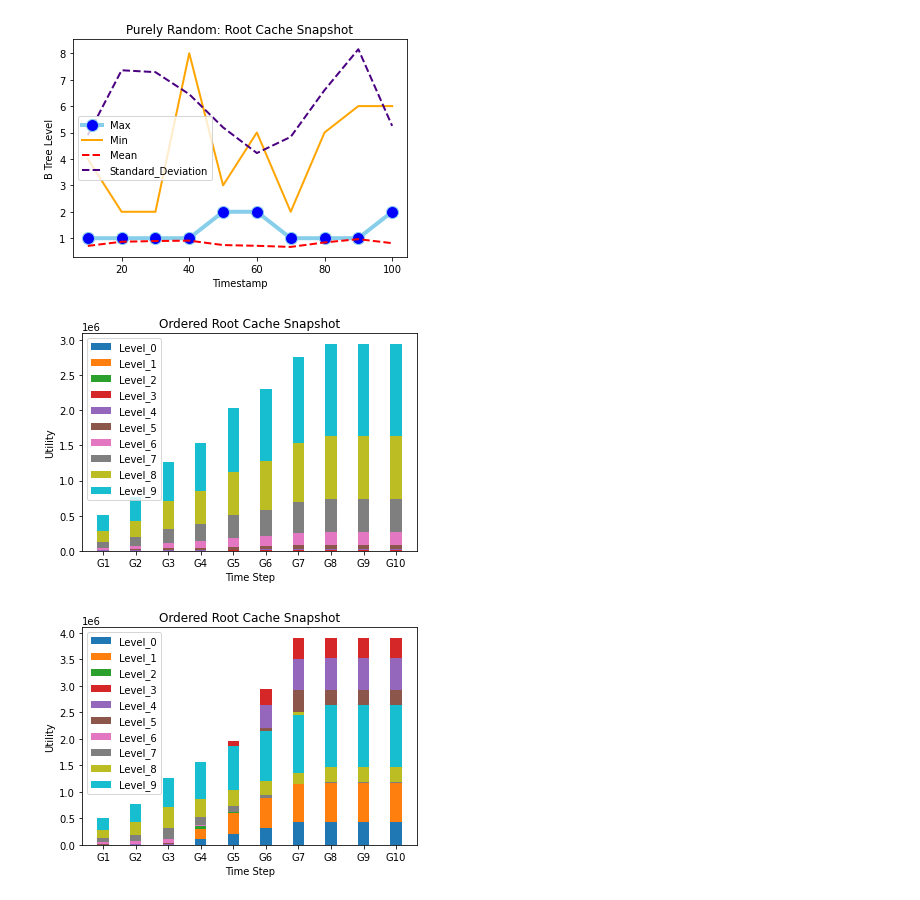
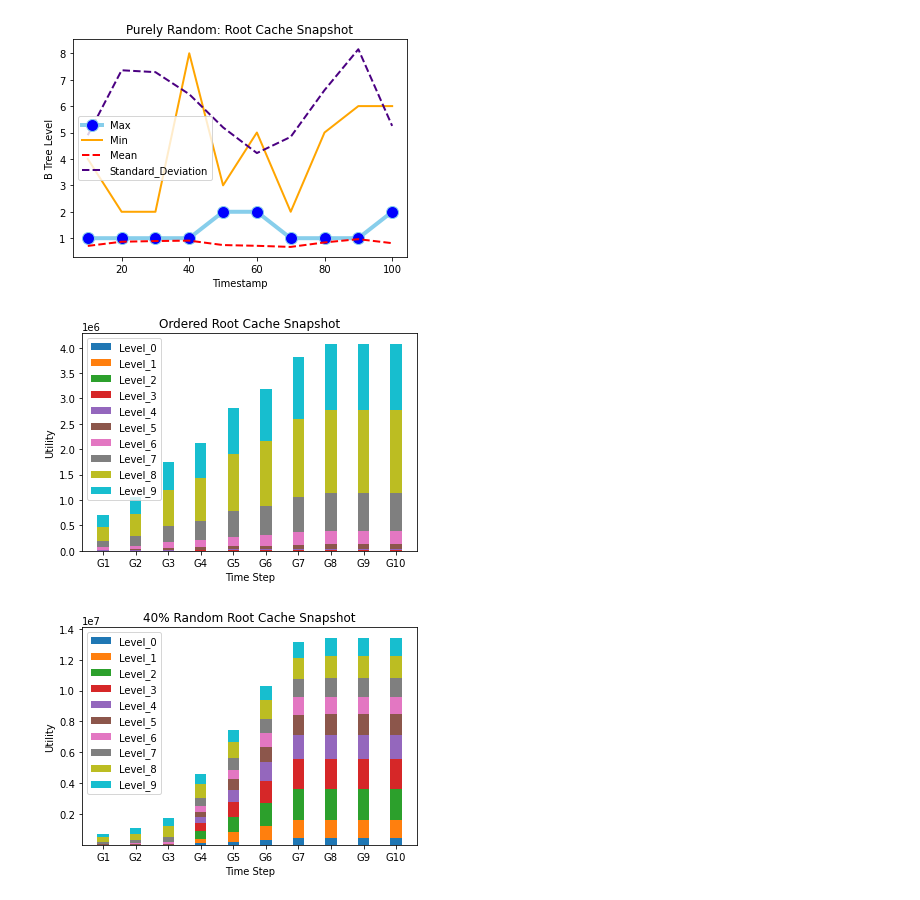
Before and after one commit to sfu-arch/Root-Cache--Software-Performance-Model, a Jupyter notebook: RootCache-PerformancePlots.ipynb, the cells around one changed output. Saved outputs shown, nothing was run; the diff lists cells and outputs as text; code cells hidden in the pictures.

Commit message:
plots

```diff
--- a/RootCache-PerformancePlots.ipynb
+++ b/RootCache-PerformancePlots.ipynb
@@ -256,16 +256,16 @@ import matplotlib.pyplot as plt
 
 
 labels = ['G1', 'G2', 'G3', 'G4', 'G5', 'G6', 'G7', 'G8', 'G9', 'G10']
-Level_0 = [64, 152, 216, 304, 368, 456, 520, 608, 672, 780]
-Level_1 = [112, 248, 360, 496, 608, 744, 856, 980, 980, 980]
-Level_2 = [352, 583, 959, 1190, 1566, 1773, 2149, 2320, 2320, 2320]
-Level_3 = [1350, 2075, 3425, 4150, 5500, 6225, 7500, 8000, 8000, 8000]
-Level_4 = [4620, 7035, 11550, 13965, 18480, 21000, 25200, 26880, 26880, 26880]
-Level_5 = [14960, 22780, 37400, 45220, 59840, 68000, 81600, 87040, 87040, 87040]
-Level_6 = [45760, 69680, 114400, 138320, 183040, 208000, 249600, 266240, 266240, 266240]
-Level_7 = [126720, 192960, 316800, 383040, 506880, 576000, 691200, 737280, 737280, 737280]
-Level_8 = [281600, 428800, 704000, 851200, 1126400, 1280000, 1536000, 1638400, 1638400, 1638400]
-Level_9 = [225280, 343040, 563200, 680960, 901120, 1024000, 1228800, 1310720, 1310720, 1310720]
+Level_0 = np.array([64, 152, 216, 304, 368, 456, 520, 608, 672, 780])
+Level_1 = np.array([112, 248, 360, 496, 608, 744, 856, 980, 980, 980])
+Level_2 = np.array([352, 583, 959, 1190, 1566, 1773, 2149, 2320, 2320, 2320])
+Level_3 = np.array([1350, 2075, 3425, 4150, 5500, 6225, 7500, 8000, 8000, 8000])
+Level_4 = np.array([4620, 7035, 11550, 13965, 18480, 21000, 25200, 26880, 26880, 26880])
+Level_5 = np.array([14960, 22780, 37400, 45220, 59840, 68000, 81600, 87040, 87040, 87040])
+Level_6 = np.array([45760, 69680, 114400, 138320, 183040, 208000, 249600, 266240, 266240, 266240])
+Level_7 = np.array([126720, 192960, 316800, 383040, 506880, 576000, 691200, 737280, 737280, 737280])
+Level_8 = np.array([281600, 428800, 704000, 851200, 1126400, 1280000, 1536000, 1638400, 1638400, 1638400])
+Level_9 = np.array([225280, 343040, 563200, 680960, 901120, 1024000, 1228800, 1310720, 1310720, 1310720])
 
 width = 0.35       # the width of the bars: can also be len(x) sequence
 
@@ -275,21 +275,21 @@ ax.bar(labels, Level_0, width, label='Level_0')
 ax.bar(labels, Level_1, width,
        label='Level_1', bottom=Level_0)
 ax.bar(labels, Level_2, width,
-       label='Level_2', bottom=Level_1)
+       label='Level_2', bottom=Level_1 + Level_0)
 ax.bar(labels, Level_3, width,
-       label='Level_3', bottom=Level_2)
+       label='Level_3', bottom=Level_1 + Level_0 + Level_2)
 ax.bar(labels, Level_4, width,
-       label='Level_4', bottom=Level_3)
+       label='Level_4', bottom=Level_1 + Level_0 + Level_2 + Level_3)
 ax.bar(labels, Level_5, width,
-       label='Level_5', bottom=Level_4)
+       label='Level_5', bottom=Level_1 + Level_0 + Level_2 + Level_3 + Level_4)
 ax.bar(labels, Level_6, width,
-       label='Level_6', bottom=Level_5)
+       label='Level_6', bottom=Level_1 + Level_0 + Level_2 + Level_3 + Level_4 + Level_5)
 ax.bar(labels, Level_7, width,
-       label='Level_7', bottom=Level_6)
+       label='Level_7', bottom=Level_1 + Level_0 + Level_2 + Level_3 + Level_4 + Level_5 + Level_6)
 ax.bar(labels, Level_8, width,
-       label='Level_8', bottom=Level_7)
+       label='Level_8', bottom=Level_1 + Level_0 + Level_2 + Level_3 + Level_4 + Level_5 + Level_6 + Level_7)
 ax.bar(labels, Level_9, width,
-       label='Level_9', bottom=Level_8)
+       label='Level_9', bottom=Level_1 + Level_0 + Level_2 + Level_3 + Level_4 + Level_5 + Level_6 + Level_7 + Level_8)
 
 ax.set_ylabel('Utility')
 ax.set_xlabel('Time Step')
@@ -298,52 +298,52 @@ ax.legend()
 
 plt.show()
 # %% [output]
-[figure, old version]
+[figure, new version]
 # %%
 import matplotlib.pyplot as plt
-
+import numpy as np
 
 labels = ['G1', 'G2', 'G3', 'G4', 'G5', 'G6', 'G7', 'G8', 'G9', 'G10']
-Level_0 = [64, 152,216, 106263, 211821, 317493, 423165, 423252, 423316, 423424]
-Level_1 = [112, 248,216, 300959, 602443, 903457, 1204381, 1204505, 1204505, 1204505]
-Level_2 = [352, 583,959, 498499, 996315, 1493700, 1991038, 1991209, 1991209, 1991209]
-Level_3 = [1350, 2075,3425, 481208, 959150, 1435933, 1913862,1914362, 1914362, 1914362]
-Level_4 = [4620, 7035,11550, 408508, 805664, 1201358, 1599096,1600776, 1600776, 1600776]
-Level_5 = [14960, 22780,37400, 357252, 677640, 997097, 1317874,1323314, 1323314, 1323314]
-Level_6 = [45760, 69680,114400, 370889, 627492, 883380, 1139998,1156638, 1156638, 1156638]
-Level_7 = [126720, 192960,316800, 522170, 727500, 931912, 1137350,1183430, 1183430, 1183430]
-Level_8 = [281600, 428800,704000, 867893, 1031927, 1195574, 1359779,1462179, 1462179, 1462179]
-Level_9 = [225280, 343040,563200, 694256, 825305, 956306, 1087836,1169756, 1169756, 1169756]
+Level_0 = np.array([64, 152,216, 106263, 211821, 317493, 423165, 423252, 423316, 423424])
+Level_1 = np.array([112, 248,216, 300959, 602443, 903457, 1204381, 1204505, 1204505, 1204505])
+Level_2 = np.array([352, 583,959, 498499, 996315, 1493700, 1991038, 1991209, 1991209, 1991209])
+Level_3 = np.array([1350, 2075,3425, 481208, 959150, 1435933, 1913862,1914362, 1914362, 1914362])
+Level_4 = np.array([4620, 7035,11550, 408508, 805664, 1201358, 1599096,1600776, 1600776, 1600776])
+Level_5 = np.array([14960, 22780,37400, 357252, 677640, 997097, 1317874,1323314, 1323314, 1323314])
+Level_6 = np.array([45760, 69680,114400, 370889, 627492, 883380, 1139998,1156638, 1156638, 1156638])
+Level_7 = np.array([126720, 192960,316800, 522170, 727500, 931912, 1137350,1183430, 1183430, 1183430])
+Level_8 = np.array([281600, 428800,704000, 867893, 1031927, 1195574, 1359779,1462179, 1462179, 1462179])
+Level_9 = np.array([225280, 343040,563200, 694256, 825305, 956306, 1087836,1169756, 1169756, 1169756])
 
 width = 0.35       # the width of the bars: can also be len(x) sequence
 
 fig, ax = plt.subplots()
 
 ax.bar(labels, Level_0, width, label='Level_0')
 ax.bar(labels, Level_1, width,
        label='Level_1', bottom=Level_0)
 ax.bar(labels, Level_2, width,
-       label='Level_2', bottom=Level_1)
+       label='Level_2', bottom=Level_1 + Level_0)
 ax.bar(labels, Level_3, width,
-       label='Level_3', bottom=Level_2)
+       label='Level_3', bottom=Level_1 + Level_0 + Level_2)
 ax.bar(labels, Level_4, width,
-       label='Level_4', bottom=Level_3)
+       label='Level_4', bottom=Level_1 + Level_0 + Level_2 + Level_3)
 ax.bar(labels, Level_5, width,
-       label='Level_5', bottom=Level_4)
+       label='Level_5', bottom=Level_1 + Level_0 + Level_2 + Level_3 + Level_4)
 ax.bar(labels, Level_6, width,
-       label='Level_6', bottom=Level_5)
+       label='Level_6', bottom=Level_1 + Level_0 + Level_2 + Level_3 + Level_4 + Level_5)
 ax.bar(labels, Level_7, width,
-       label='Level_7', bottom=Level_6)
+       label='Level_7', bottom=Level_1 + Level_0 + Level_2 + Level_3 + Level_4 + Level_5 + Level_6)
 ax.bar(labels, Level_8, width,
-       label='Level_8', bottom=Level_7)
+       label='Level_8', bottom=Level_1 + Level_0 + Level_2 + Level_3 + Level_4 + Level_5 + Level_6 + Level_7)
 ax.bar(labels, Level_9, width,
-       label='Level_9', bottom=Level_8)
+       label='Level_9', bottom=Level_1 + Level_0 + Level_2 + Level_3 + Level_4 + Level_5 + Level_6 + Level_7 + Level_8)
 
 ax.set_ylabel('Utility')
 ax.set_xlabel('Time Step')
-ax.set_title('Ordered Root Cache Snapshot')
+ax.set_title('40% Random Root Cache Snapshot')
 ax.legend()
 
 plt.show()
 # %% [output]
-[figure, old version]
+[figure, new version]
```
Also changed, not shown: parts of 3 cells of this notebook, 7 other files.
